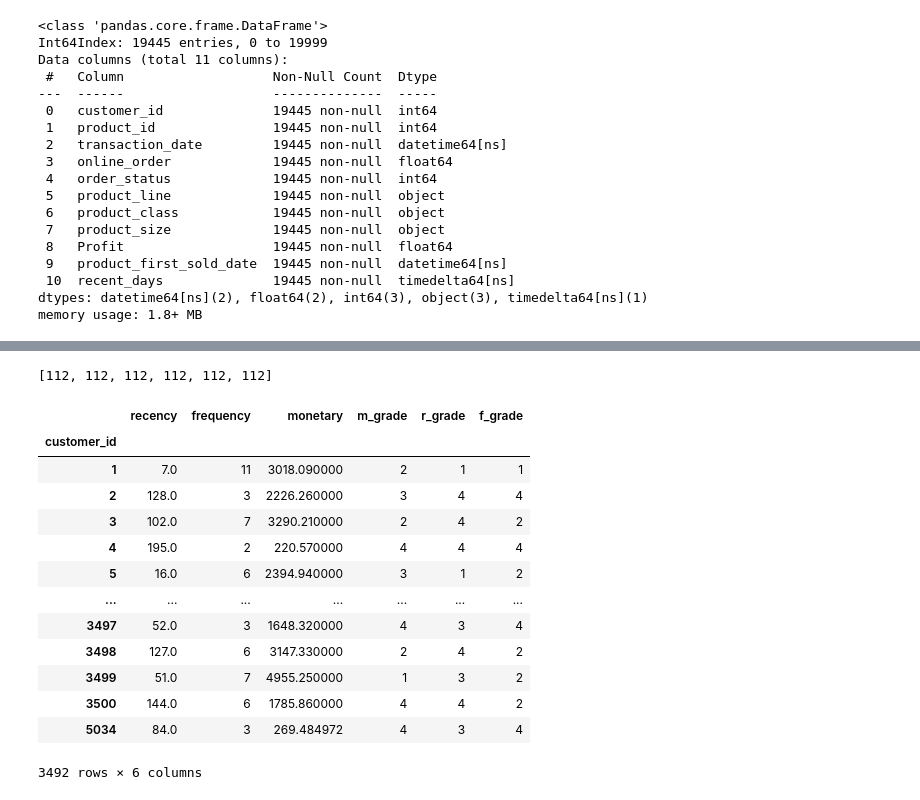
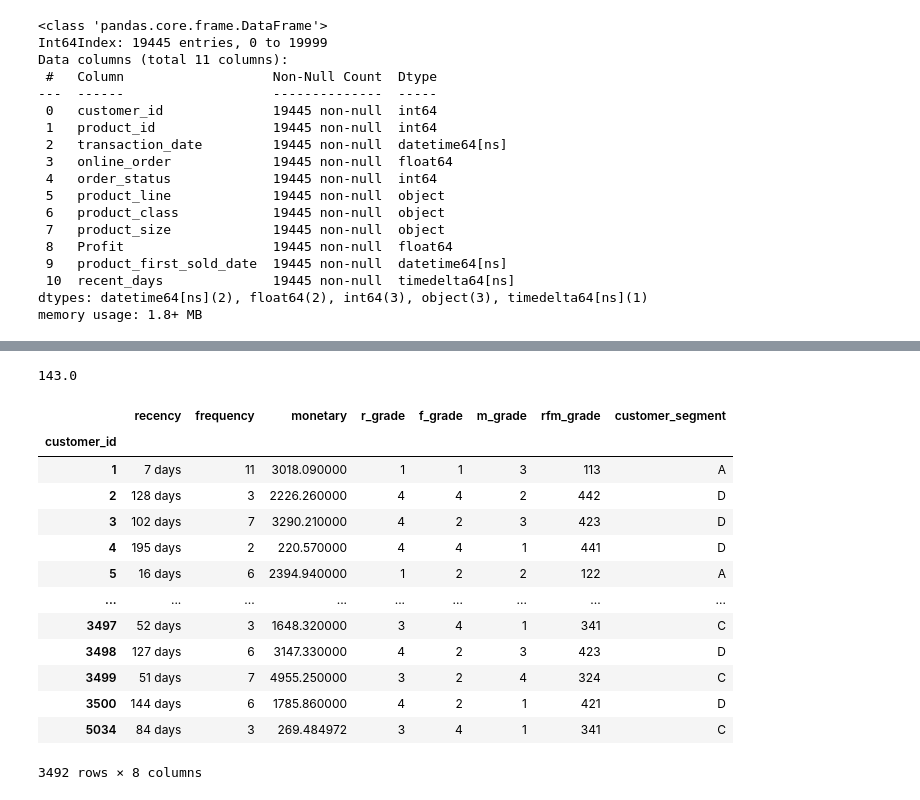
Before and after one commit to Yuxuanjojo/KPMG_virtual_internship, a Jupyter notebook: Code/KPMG_data_cleaning.ipynb, the cells around one changed output, grey strips where cells are left out. Drawn from its saved outputs; the diff is of its cells as text; code cells hidden in the pictures.

```diff
--- a/Code/KPMG_data_cleaning.ipynb
+++ b/Code/KPMG_data_cleaning.ipynb
@@ -344,4 +345,6 @@ for item in rfm.monetary:
 rfm["m_grade"] = m_grade
+# %%
+rfm['rfm_grade'] = 100 * rfm['r_grade'] + 10 * rfm['f_grade'] + rfm['m_grade']
 # %%
 print(rfm)
 # %% [output]
@@ -363,38 +368,30 @@ customer_id
-# %%
-rfm_grade = []
-for item in rfm:
-    rfm_grade.append(100 * rfm.r_grade.values[0] + 10 * rfm.f_grade.values[0] + rfm.m_grade.values[0])
-print(rfm_grade)
-# rfm["rfm_grade"] = rfm_grade
-rfm
-# %% [output]
-[112, 112, 112, 112, 112, 112]
-|  | recency | frequency | monetary | m_grade | r_grade | f_grade |
-| customer_id |  |  |  |  |  |  |
-| 1 | 7.0 | 11 | 3018.090000 | 2 | 1 | 1 |
-| 2 | 128.0 | 3 | 2226.260000 | 3 | 4 | 4 |
-| 3 | 102.0 | 7 | 3290.210000 | 2 | 4 | 2 |
-| 4 | 195.0 | 2 | 220.570000 | 4 | 4 | 4 |
-| 5 | 16.0 | 6 | 2394.940000 | 3 | 1 | 2 |
-| ... | ... | ... | ... | ... | ... | ... |
-| 3497 | 52.0 | 3 | 1648.320000 | 4 | 3 | 4 |
-| 3498 | 127.0 | 6 | 3147.330000 | 2 | 4 | 2 |
-| 3499 | 51.0 | 7 | 4955.250000 | 1 | 3 | 2 |
-| 3500 | 144.0 | 6 | 1785.860000 | 4 | 4 | 2 |
-| 5034 | 84.0 | 3 | 269.484972 | 4 | 3 | 4 |
-3492 rows × 6 columns
 # %%
-# add a new column to illustrate the rfm_grade, and find the quantile
-cus_level=[]
-for item in rfm.monetary:
-    # print(rfm.recency.quantile([0.25]).values[0])
-    # print(type(rfm.recency.quantile([0.25]).values[0]))
-    if item <= rfm.monetary.quantile([0.25]).values[0]:
-        cus_level.append(1)
-    elif item <= rfm.monetary.quantile([0.5]).values[0]:
-        cus_level.append(2)
-    elif item <= rfm.monetary.quantile([0.75]).values[0]:
-        cus_level.append(3)
+print(rfm.rfm_grade.quantile([0.25]).values[0])
+customer_segment=[]
+for item in rfm.rfm_grade:
+    if item <= rfm.rfm_grade.quantile([0.25]).values[0]:
+        customer_segment.append("A")
+    elif item <= rfm.rfm_grade.quantile([0.5]).values[0]:
+        customer_segment.append("B")
+    elif item <= rfm.rfm_grade.quantile([0.75]).values[0]:
+        customer_segment.append("C")
     else:
-        cus_level.append(4)
-rfm["cus_level"] = cus_level
+        customer_segment.append("D")
+rfm["customer_segment"] = customer_segment
+rfm
+# %% [output]
+143.0
+|  | recency | frequency | monetary | r_grade | f_grade | m_grade | rfm_grade | customer_segment |
+| customer_id |  |  |  |  |  |  |  |  |
+| 1 | 7 days | 11 | 3018.090000 | 1 | 1 | 3 | 113 | A |
+| 2 | 128 days | 3 | 2226.260000 | 4 | 4 | 2 | 442 | D |
+| 3 | 102 days | 7 | 3290.210000 | 4 | 2 | 3 | 423 | D |
+| 4 | 195 days | 2 | 220.570000 | 4 | 4 | 1 | 441 | D |
+| 5 | 16 days | 6 | 2394.940000 | 1 | 2 | 2 | 122 | A |
+| ... | ... | ... | ... | ... | ... | ... | ... | ... |
+| 3497 | 52 days | 3 | 1648.320000 | 3 | 4 | 1 | 341 | C |
+| 3498 | 127 days | 6 | 3147.330000 | 4 | 2 | 3 | 423 | D |
+| 3499 | 51 days | 7 | 4955.250000 | 3 | 2 | 4 | 324 | C |
+| 3500 | 144 days | 6 | 1785.860000 | 4 | 2 | 1 | 421 | D |
+| 5034 | 84 days | 3 | 269.484972 | 3 | 4 | 1 | 341 | C |
+3492 rows × 8 columns
```
Also changed, not shown: parts of 7 cells of this notebook.
